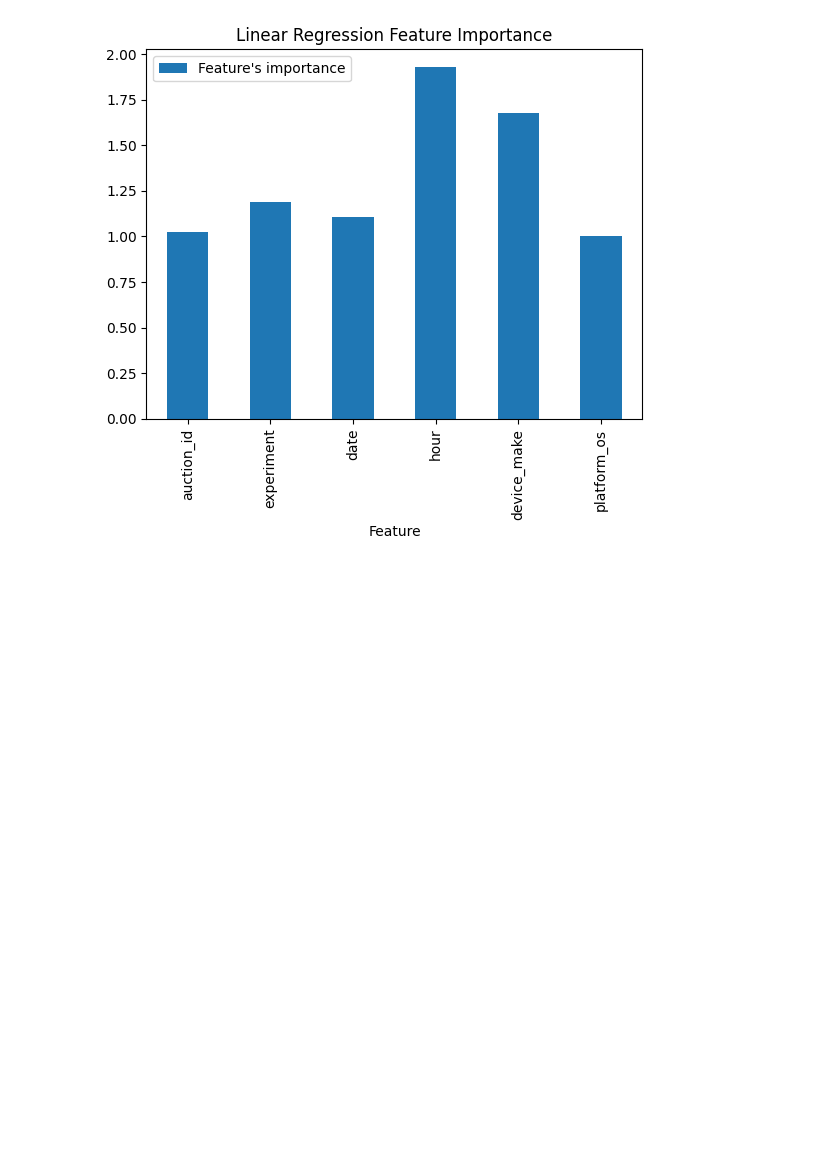
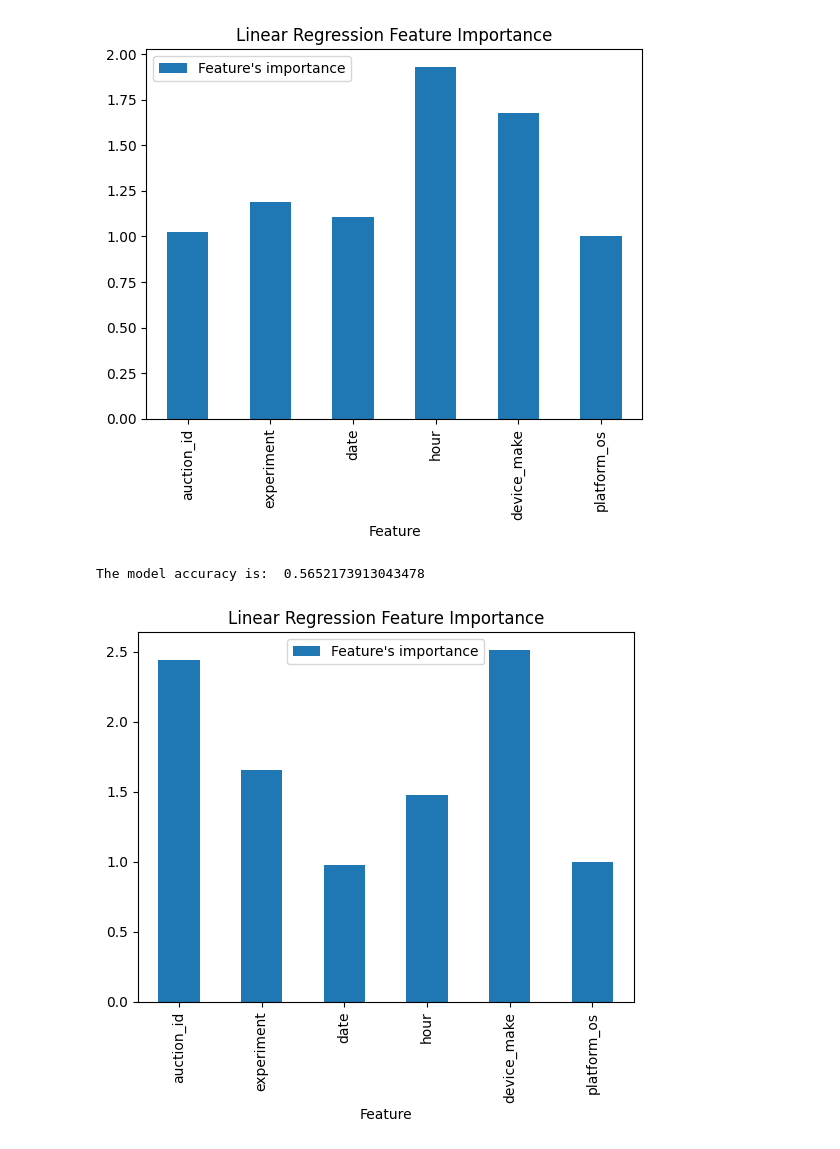
Before and after one commit to nahomHmichael/abtest-mlops, a Jupyter notebook: notebooks/AB_ML_Test.ipynb, the cells around one changed output. Cells and saved outputs as stored; diff of their text form; code cells hidden in the pictures; blank space fills up the shorter version.

Commit message:
Update: feature importance of chrome webview data

```diff
--- a/notebooks/AB_ML_Test.ipynb
+++ b/notebooks/AB_ML_Test.ipynb
@@ -229,3 +229,8 @@ mlm.evaluate_model(model, chrome_data, chrome_set[2], chrome_set[3], "Linear Reg
 # %% [output]
 The model accuracy is:  0.6142857142857143
 [figure]
+# %%
+mlm.evaluate_model(model2, chrome_webview_data, chrome_mobile_set[2], chrome_mobile_set[3], "Linear Regression", globals())
+# %% [output]
+The model accuracy is:  0.5652173913043478
+[figure, added]
```
Also changed, not shown: 12 other files.
